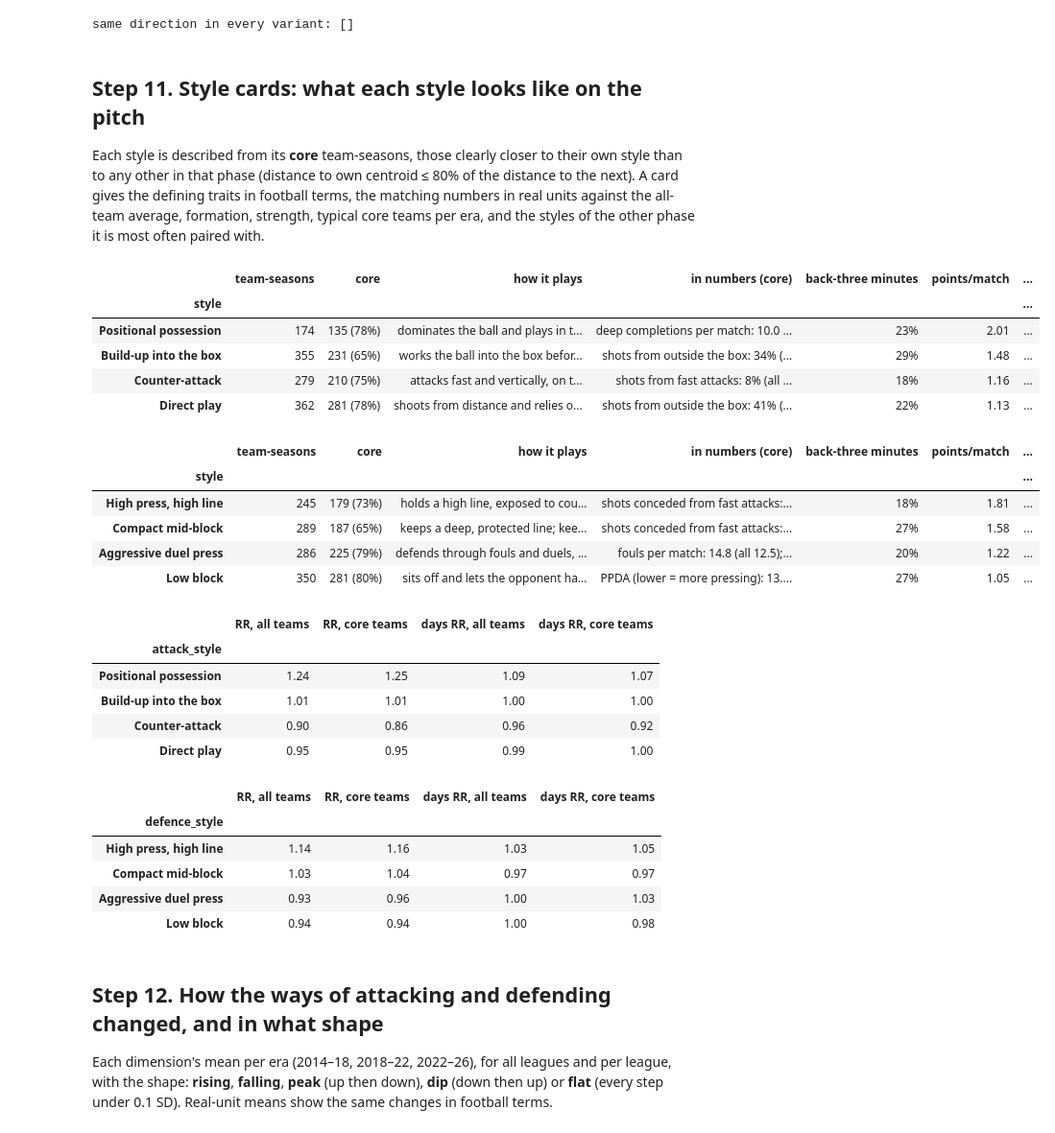
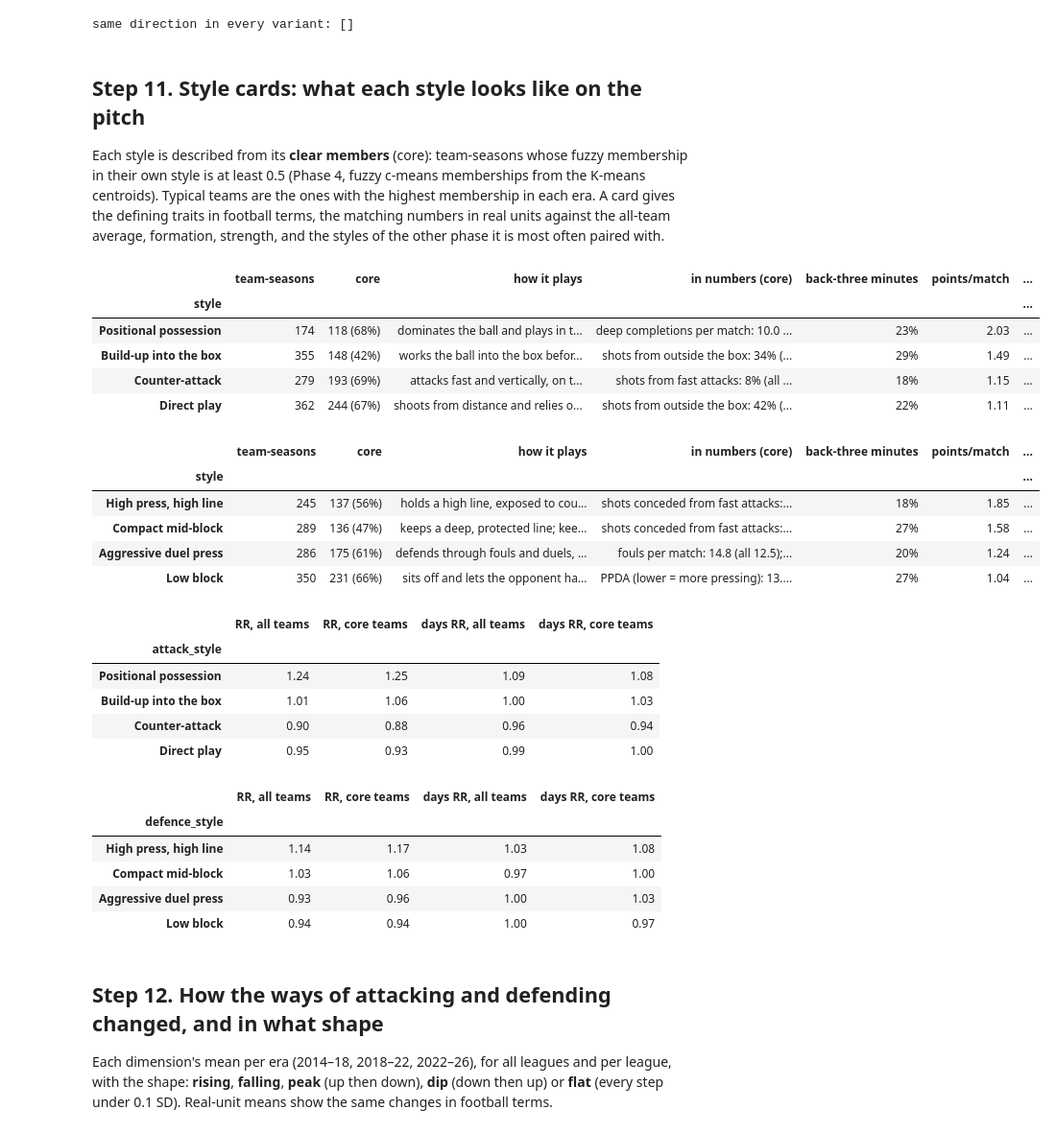
Before and after one commit to Mohammad99Shweiki/football-injuries, a Jupyter notebook: notebooks/05_injury_analysis.ipynb, the cells around one changed output. Shown at 96% size. Drawn from its saved outputs; the diff is of its cells as text; code cells hidden in the pictures.

```diff
--- a/notebooks/05_injury_analysis.ipynb
+++ b/notebooks/05_injury_analysis.ipynb
@@ -218,6 +219,8 @@ def summarise(df: pd.DataFrame, by: str | list[str], adjust: str = "") -> pd.Dat
             "injuries / player-season": tot.injuries / tot.ps, "per 1,000 min": 1000 * tot.injuries / tot.minutes,
             "days lost / player-season": tot.days_lost / tot.ps,
             "severe share": tot.severe / tot.injuries if tot.injuries else np.nan,
+            "excess / 100 player-seasons": 100 * (tot.injuries - tot[f"exp_inj{adjust}"]) / tot.ps,
+            "excess days / player-season": (tot.days_lost - tot[f"exp_days{adjust}"]) / tot.ps,
             "RR": tot.injuries / tot[f"exp_inj{adjust}"], "RR low": rr_lo, "RR high": rr_hi,
             "days RR": tot.days_lost / tot[f"exp_days{adjust}"], "days RR low": dr_lo, "days RR high": dr_hi,
         })
@@ -229,7 +232,8 @@ def fmt(table: pd.DataFrame) -> pd.DataFrame:
     t["RR (95% CI)"] = t.apply(lambda r: f"{r['RR']:.2f} ({r['RR low']:.2f}–{r['RR high']:.2f})", axis=1)
     t["days RR (95% CI)"] = t.apply(lambda r: f"{r['days RR']:.2f} ({r['days RR low']:.2f}–{r['days RR high']:.2f})", axis=1)
     t = t.drop(columns=["RR", "RR low", "RR high", "days RR", "days RR low", "days RR high"])
-    return t.round({"injuries / player-season": 3, "per 1,000 min": 3, "days lost / player-season": 1, "severe share": 3})
+    return t.round({"injuries / player-season": 3, "per 1,000 min": 3, "days lost / player-season": 1, "severe share": 3,
+                    "excess / 100 player-seasons": 1, "excess days / player-season": 1})
 
 
 def gof_test(df: pd.DataFrame, by: str) -> tuple[float, int, float]:
@@ -243,7 +247,8 @@ def gof_test(df: pd.DataFrame, by: str) -> tuple[float, int, float]:
 GROUPINGS = {"attacking style": ("attack_style", ATTACK), "defensive style": ("defence_style", DEFENCE),
              "combined style": ("style", COMBOS), "formation": ("formation", FORMATION)}
 COLS = ["player-seasons", "team-seasons", "injuries", "injuries / player-season", "per 1,000 min",
-        "days lost / player-season", "severe share", "RR (95% CI)", "days RR (95% CI)"]
+        "days lost / player-season", "severe share", "excess / 100 player-seasons", "excess days / player-season",
+        "RR (95% CI)", "days RR (95% CI)"]
 baseline = ps.groupby("league")[["injuries", "days_lost"]].mean().round(3)
 baseline
 # %% [output]
@@ -789,12 +794,12 @@ same direction in every variant: []
 # %% [markdown]
 ## Step 11. Style cards: what each style looks like on the pitch
 
-Each style is described from its **core** team-seasons, those clearly closer to their own style than to any other in
-that phase (distance to own centroid ≤ 80% of the distance to the next). A card gives the defining traits in football
-terms, the matching numbers in real units against the all-team average, formation, strength, typical core teams per
-era, and the styles of the other phase it is most often paired with.
+Each style is described from its **clear members** (core): team-seasons whose fuzzy membership in their own style is
+at least 0.5 (Phase 4, fuzzy c-means memberships from the K-means centroids). Typical teams are the ones with the
+highest membership in each era. A card gives the defining traits in football terms, the matching numbers in real
+units against the all-team average, formation, strength, and the styles of the other phase it is most often paired with.
 # %%
-CORE_RATIO = 0.8
+CLEAR = 0.5  # fuzzy membership from which a team-season is a clear member of its style (Phase 4)
 RAW = {"attack_possession": ("deep_pm", "deep completions per match"), "attack_patience": ("slow_attack_share", "shots from slow, patient attacks"),
        "attack_verticality": ("fast_attack_share", "shots from fast attacks"), "attack_directness": ("outside_box_share", "shots from outside the box"),
        "defence_press": ("ppda", "PPDA (lower = more pressing)"), "defence_high_line": ("conceded_fast_share", "shots conceded from fast attacks"),
@@ -808,15 +813,9 @@ PHRASE = {"attack_possession": ("dominates the ball and plays in the opponent's
           "defence_territory_conceded": ("lets opponents near the box", "keeps opponents far from goal"),
           "defence_aggression": ("defends through fouls and duels, many cards", "defends cleanly, few fouls")}
 ts = team.merge(features[["season", "club_id"] + [r for r, _ in RAW.values()]], on=["season", "club_id"])
-for ph, col, order in [("attack", "attack_style", ATTACK), ("defence", "defence_style", DEFENCE)]:
-    cen = ts.groupby(col)[DIMS[ph]].mean().loc[order]
-    x = ts[DIMS[ph]].to_numpy()
-    dist = np.linalg.norm(x[:, None, :] - cen.to_numpy()[None], axis=2)
-    own_i = ts[col].map(order.index).to_numpy()
-    own = dist[np.arange(len(ts)), own_i]
-    dist[np.arange(len(ts)), own_i] = np.inf
-    ts[f"{ph}_core"] = own / dist.min(axis=1) <= CORE_RATIO
-    ts[f"{ph}_dist"] = own
+for ph in ["attack", "defence"]:
+    ts[f"{ph}_core"] = ts[f"{ph}_membership"] >= CLEAR
+    ts[f"{ph}_dist"] = -ts[f"{ph}_membership"]  # sort key: highest membership first
 
 
 def value(feature: str, v: float) -> str:
@@ -826,55 +825,55 @@ def value(feature: str, v: float) -> str:
 cards = {}
 for ph, col, order, other in [("attack", "attack_style", ATTACK, "defence_style"), ("defence", "defence_style", DEFENCE, "attack_style")]:
     rows = []
     for name in order:
         s = ts[ts[col] == name]
         core = s[s[f"{ph}_core"]]
         cz = core[DIMS[ph]].mean()
         top = cz.abs().sort_values(ascending=False).index[:3]
         typical = (core.sort_values(f"{ph}_dist").groupby("era").head(2).assign(t=lambda d: d.club + " " + d.season_key)
                    .groupby("era").t.apply(", ".join).reindex(ERA_ORDER).fillna("–"))
         pairs = s[other].value_counts(normalize=True).head(2)
         rows.append({"style": name, "team-seasons": len(s), "core": f"{len(core)} ({len(core) / len(s):.0%})",
                      "how it plays": "; ".join(PHRASE[d][0 if cz[d] > 0 else 1] for d in top),
                      "in numbers (core)": "; ".join(f"{RAW[d][1]}: {value(RAW[d][0], core[RAW[d][0]].mean())} (all {value(RAW[d][0], ts[RAW[d][0]].mean())})" for d in top),
                      "back-three minutes": f"{100 * s.back_three_share.mean():.0f}%", "points/match": round(core.points_pm.mean(), 2),
                      "most often with": ", ".join(f"{k} ({v:.0%})" for k, v in pairs.items()),
                      **{f"typical {e}": typical[e] for e in ERA_ORDER}})
     cards[ph] = pd.DataFrame(rows).set_index("style")
     display(cards[ph])
 ps = ps.merge(ts[["season", "club_id", "attack_core", "defence_core"]], on=["season", "club_id"], how="left")
 core_check = {}
 for ph, name in [("attack", "attacking style"), ("defence", "defensive style")]:
     col, order = GROUPINGS[name]
     core_t = summarise(ps[ps[f"{ph}_core"]], col).loc[order]
     core_check[name] = pd.DataFrame({"RR, all teams": results[name]["RR"], "RR, core teams": core_t["RR"],
                                      "days RR, all teams": results[name]["days RR"], "days RR, core teams": core_t["days RR"]}).round(2)
     display(core_check[name])
 # %% [output]
 |  | team-seasons | core | how it plays | in numbers (core) | back-three minutes | points/match | ... |
 | style |  |  |  |  |  |  | ... |
-| Positional possession | 174 | 135 (78%) | dominates the ball and plays in t... | deep completions per match: 10.0 ... | 23% | 2.01 | ... |
-| Build-up into the box | 355 | 231 (65%) | works the ball into the box befor... | shots from outside the box: 34% (... | 29% | 1.48 | ... |
-| Counter-attack | 279 | 210 (75%) | attacks fast and vertically, on t... | shots from fast attacks: 8% (all ... | 18% | 1.16 | ... |
-| Direct play | 362 | 281 (78%) | shoots from distance and relies o... | shots from outside the box: 41% (... | 22% | 1.13 | ... |
+| Positional possession | 174 | 118 (68%) | dominates the ball and plays in t... | deep completions per match: 10.0 ... | 23% | 2.03 | ... |
+| Build-up into the box | 355 | 148 (42%) | works the ball into the box befor... | shots from outside the box: 34% (... | 29% | 1.49 | ... |
+| Counter-attack | 279 | 193 (69%) | attacks fast and vertically, on t... | shots from fast attacks: 8% (all ... | 18% | 1.15 | ... |
+| Direct play | 362 | 244 (67%) | shoots from distance and relies o... | shots from outside the box: 42% (... | 22% | 1.11 | ... |
 |  | team-seasons | core | how it plays | in numbers (core) | back-three minutes | points/match | ... |
 | style |  |  |  |  |  |  | ... |
-| High press, high line | 245 | 179 (73%) | holds a high line, exposed to cou... | shots conceded from fast attacks:... | 18% | 1.81 | ... |
-| Compact mid-block | 289 | 187 (65%) | keeps a deep, protected line; kee... | shots conceded from fast attacks:... | 27% | 1.58 | ... |
-| Aggressive duel press | 286 | 225 (79%) | defends through fouls and duels, ... | fouls per match: 14.8 (all 12.5);... | 20% | 1.22 | ... |
-| Low block | 350 | 281 (80%) | sits off and lets the opponent ha... | PPDA (lower = more pressing): 13.... | 27% | 1.05 | ... |
+| High press, high line | 245 | 137 (56%) | holds a high line, exposed to cou... | shots conceded from fast attacks:... | 18% | 1.85 | ... |
+| Compact mid-block | 289 | 136 (47%) | keeps a deep, protected line; kee... | shots conceded from fast attacks:... | 27% | 1.58 | ... |
+| Aggressive duel press | 286 | 175 (61%) | defends through fouls and duels, ... | fouls per match: 14.8 (all 12.5);... | 20% | 1.24 | ... |
+| Low block | 350 | 231 (66%) | sits off and lets the opponent ha... | PPDA (lower = more pressing): 13.... | 27% | 1.04 | ... |
 |  | RR, all teams | RR, core teams | days RR, all teams | days RR, core teams |
 | attack_style |  |  |  |  |
-| Positional possession | 1.24 | 1.25 | 1.09 | 1.07 |
-| Build-up into the box | 1.01 | 1.01 | 1.00 | 1.00 |
-| Counter-attack | 0.90 | 0.86 | 0.96 | 0.92 |
-| Direct play | 0.95 | 0.95 | 0.99 | 1.00 |
+| Positional possession | 1.24 | 1.25 | 1.09 | 1.08 |
+| Build-up into the box | 1.01 | 1.06 | 1.00 | 1.03 |
+| Counter-attack | 0.90 | 0.88 | 0.96 | 0.94 |
+| Direct play | 0.95 | 0.93 | 0.99 | 1.00 |
 |  | RR, all teams | RR, core teams | days RR, all teams | days RR, core teams |
 | defence_style |  |  |  |  |
-| High press, high line | 1.14 | 1.16 | 1.03 | 1.05 |
-| Compact mid-block | 1.03 | 1.04 | 0.97 | 0.97 |
+| High press, high line | 1.14 | 1.17 | 1.03 | 1.08 |
+| Compact mid-block | 1.03 | 1.06 | 0.97 | 1.00 |
 | Aggressive duel press | 0.93 | 0.96 | 1.00 | 1.03 |
-| Low block | 0.94 | 0.94 | 1.00 | 0.98 |
+| Low block | 0.94 | 0.94 | 1.00 | 0.97 |
 # %% [markdown]
 ## Step 12. How the ways of attacking and defending changed, and in what shape
 
```
Also changed, not shown: parts of 8 cells of this notebook, 12 other files.
